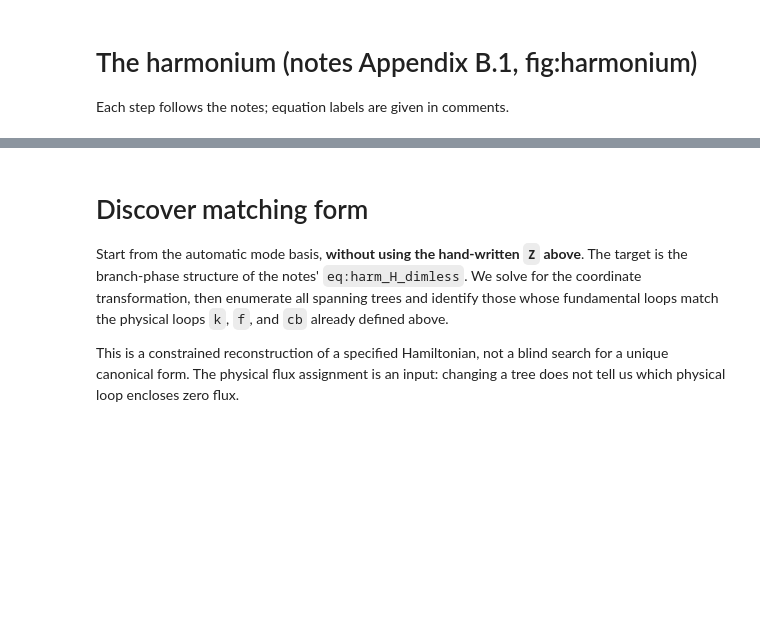
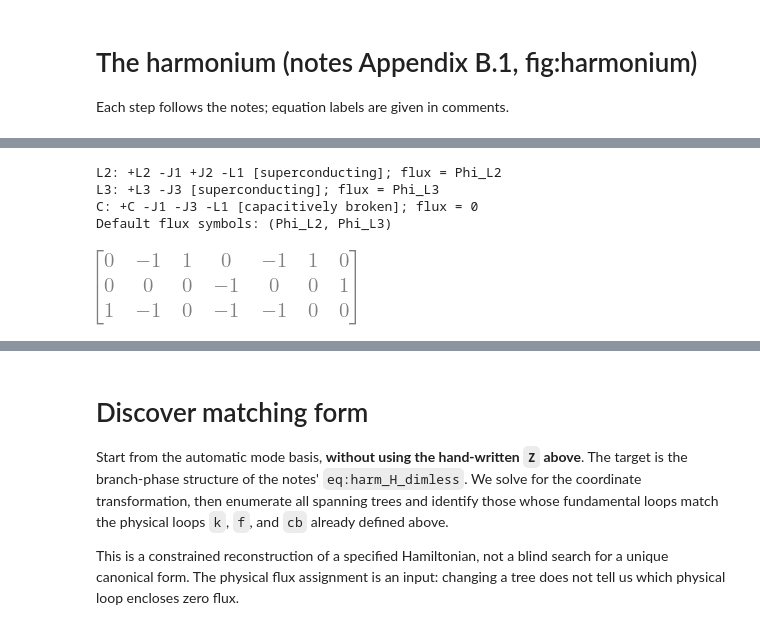
Before and after one commit to eliweissler/circuit-quantization, a Jupyter notebook: examples/harmonium.ipynb, the cells around one changed output, grey strips where cells are left out. Drawn from its saved outputs; the diff is of its cells as text; code cells hidden in the pictures; blank space fills up the shorter version.

```diff
--- a/examples/harmonium.ipynb
+++ b/examples/harmonium.ipynb
@@ -47,0 +54,10 @@ cq.draw_circuit_diagram(
+# %%
+loops = Loops.from_circuit(circuit, zero_capacitive=True)
+print("Default flux symbols:", loops.variables)
+loops.G
+# %% [output]
+L2: +L2 -J1 +J2 -L1 [superconducting]; flux = Phi_L2
+L3: +L3 -J3 [superconducting]; flux = Phi_L3
+C: +C -J1 -J3 -L1 [capacitively broken]; flux = 0
+Default flux symbols: (Phi_L2, Phi_L3)
+[figure, added]
```
Also changed, not shown: parts of 13 cells of this notebook, 12 other files.
